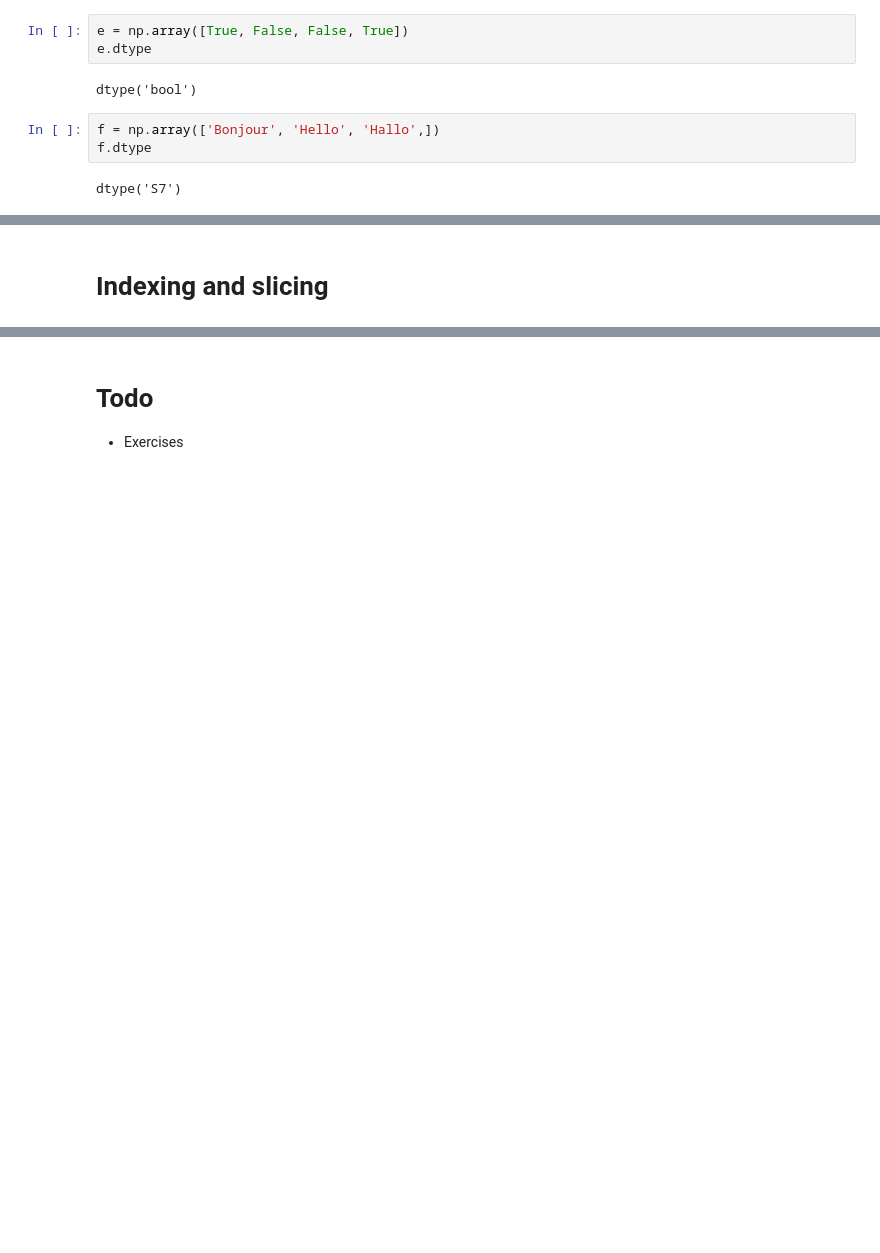
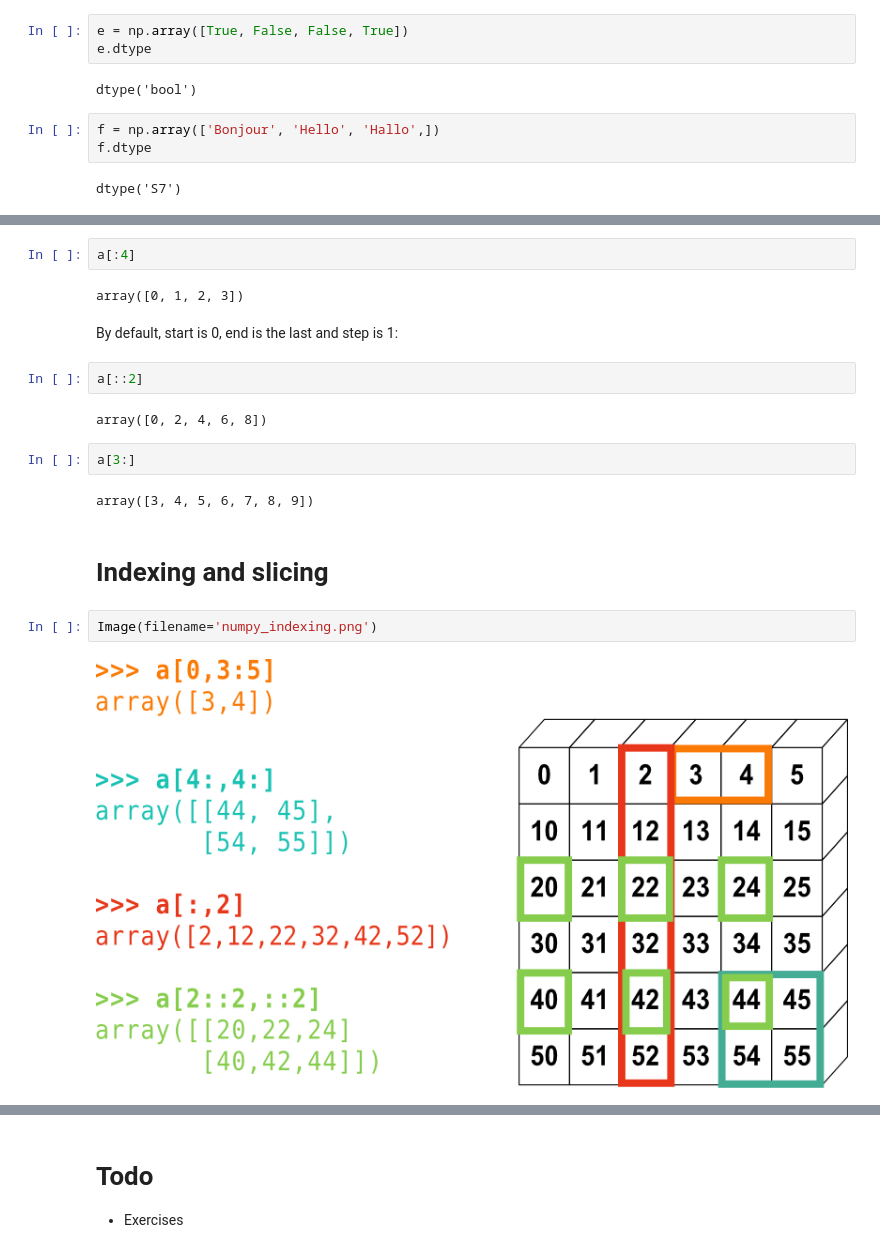
Before and after one commit to LUMC/python-course, a Jupyter notebook: numpy-intro/numpy-intro.ipynb, the cells around one changed output, grey strips where cells are left out. Drawn from its saved outputs; the diff is of its cells as text; blank space fills up the shorter version.

Commit message:
NumPy arrays

```diff
--- a/numpy-intro/numpy-intro.ipynb
+++ b/numpy-intro/numpy-intro.ipynb
@@ -249,3 +315,21 @@ dtype('S7')
+# %%
+a[:4]
+# %% [output]
+array([0, 1, 2, 3])
+# %% [markdown]
+By default, start is 0, end is the last and step is 1:
+# %%
+a[::2]
+# %% [output]
+array([0, 2, 4, 6, 8])
+# %%
+a[3:]
+# %% [output]
+array([3, 4, 5, 6, 7, 8, 9])
 # %% [markdown]
 Indexing and slicing
 ===
+# %%
+Image(filename='numpy_indexing.png')
+# %% [output]
+[figure, added]
```
Also changed, not shown: parts of 31 cells of this notebook, 2 other files.
